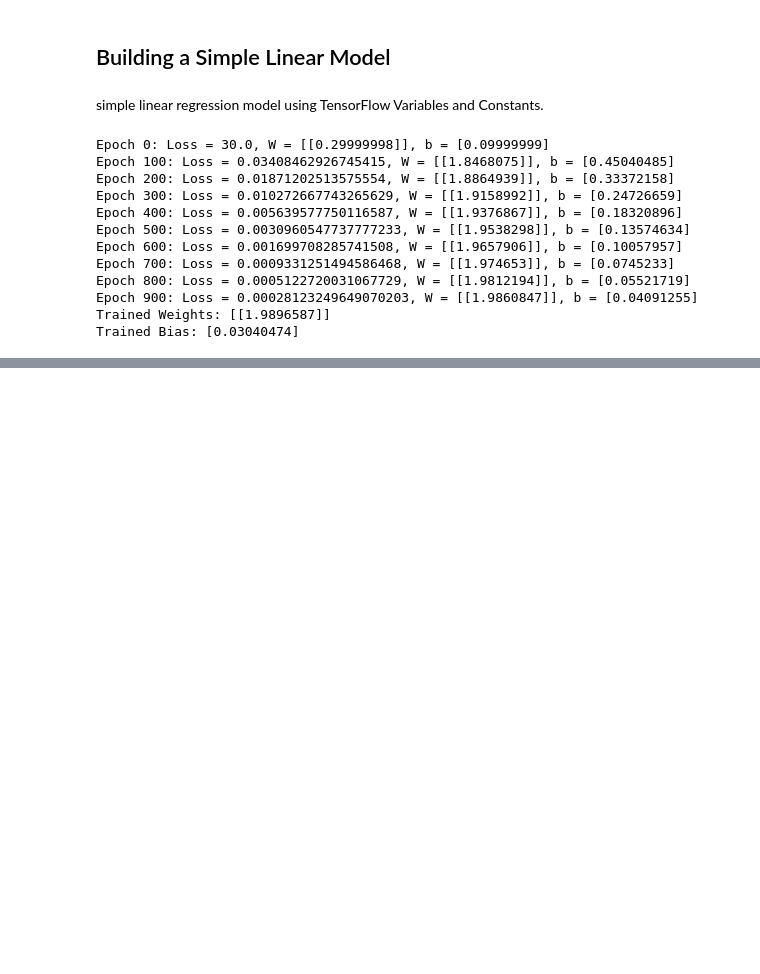
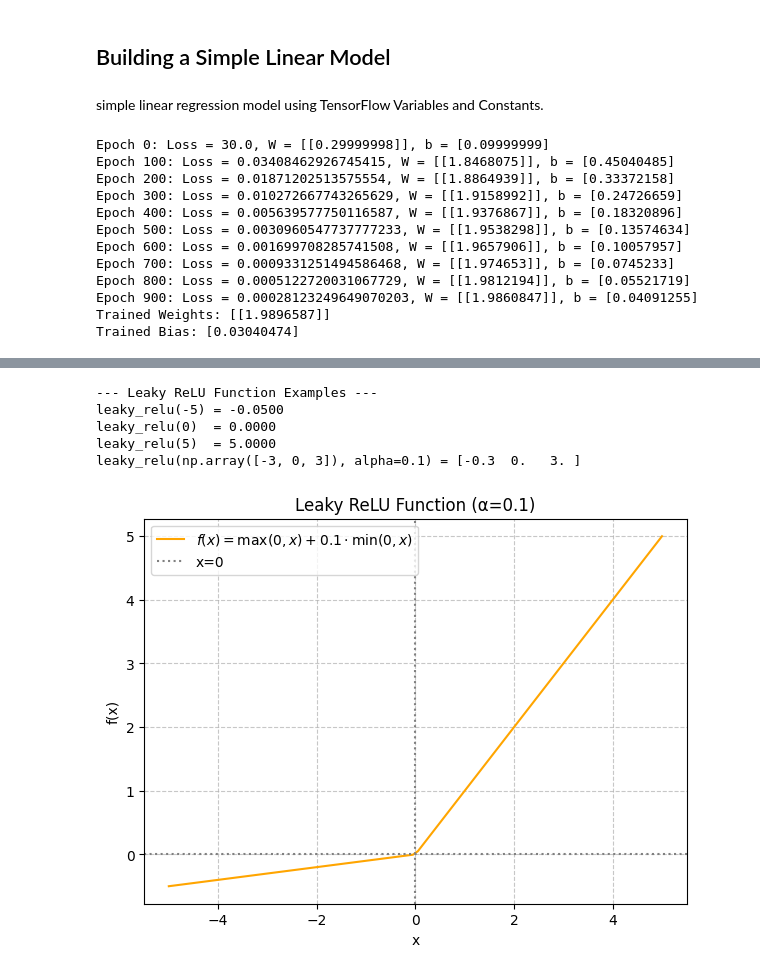
Before and after one commit to suraj-6/python-mini-projects, a Jupyter notebook: tensorflow.ipynb, the cells around one changed output, grey strips where cells are left out. Cells and saved outputs as stored; diff of their text form; code cells hidden in the pictures; blank space fills up the shorter version.

```diff
--- a/tensorflow.ipynb
+++ b/tensorflow.ipynb
@@ -59,0 +211,13 @@ Trained Bias: [0.03040474]
+# %%
+import tensorflow as tf
+
+# Define two constant tensors
+a = tf.constant(2.0)
+b = tf.constant(3.0)
+
+# Define an addition operation
+c = tf.add(a, b)
+
+# In TensorFlow 2.x, operations are executed eagerly.
+# To get the Python value from a TensorFlow tensor, use .numpy().
+print("Result:", c.numpy())
@@ -59,0 +595,43 @@ Trained Bias: [0.03040474]
+# %%
+import numpy as np
+import matplotlib.pyplot as plt
+
+# --- Leaky ReLU Function (NumPy - Recommended) ---
+def leaky_relu(x, alpha=0.01):
+    """
+    Implements the Leaky Rectified Linear Unit (Leaky ReLU) function using NumPy.
+    Formula: f(x) = x if x > 0, else alpha * x
+    alpha is a small constant (defaulting to 0.01).
+    Range: (-infinity, infinity)
+    """
+    return np.where(x > 0, x, alpha * x)
+    # np.where(condition, x_if_true, y_if_false) is vectorized
+
+print("--- Leaky ReLU Function Examples ---")
+print(f"leaky_relu(-5) = {leaky_relu(-5):.4f}") # Should be -5 * 0.01 = -0.05
+print(f"leaky_relu(0)  = {leaky_relu(0):.4f}")  # Should be 0 (or very close to 0 * alpha)
+print(f"leaky_relu(5)  = {leaky_relu(5):.4f}")  # Should be 5
+print(f"leaky_relu(np.array([-3, 0, 3]), alpha=0.1) = {leaky_relu(np.array([-3, 0, 3]), alpha=0.1)}")
+
+# --- Basic Leaky ReLU Visualization ---
+x_plot = np.linspace(-5, 5, 100) # 100 points from -5 to 5
+alpha_val = 0.1 # Using a slightly larger alpha for clearer visualization
+y_plot = leaky_relu(x_plot, alpha=alpha_val)
+
+plt.figure(figsize=(7, 5))
+plt.plot(x_plot, y_plot, label=rf'$f(x) = \max(0, x) + {alpha_val} \cdot \min(0, x)$', color='orange')
+plt.title(f'Leaky ReLU Function (α={alpha_val})')
+plt.xlabel('x')
+plt.ylabel('f(x)')
+plt.grid(True, linestyle='--', alpha=0.7)
+plt.axvline(x=0, color='gray', linestyle=':', label='x=0') # Show the kink at 0
+plt.axhline(y=0, color='gray', linestyle=':')
+plt.legend()
+plt.show()
+# %% [output]
+--- Leaky ReLU Function Examples ---
+leaky_relu(-5) = -0.0500
+leaky_relu(0)  = 0.0000
+leaky_relu(5)  = 5.0000
+leaky_relu(np.array([-3, 0, 3]), alpha=0.1) = [-0.3  0.   3. ]
+[figure, added]
```
Also changed, not shown: parts of 19 cells of this notebook.
